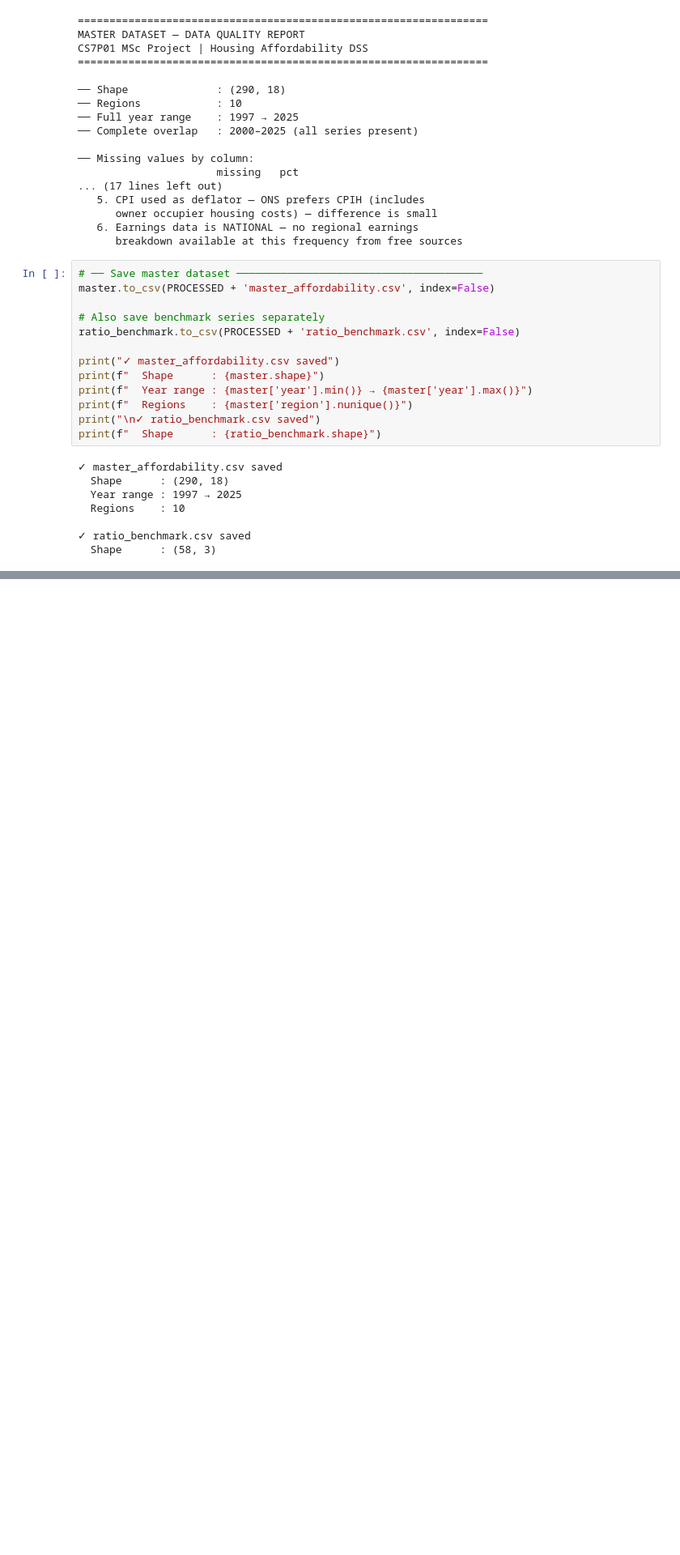
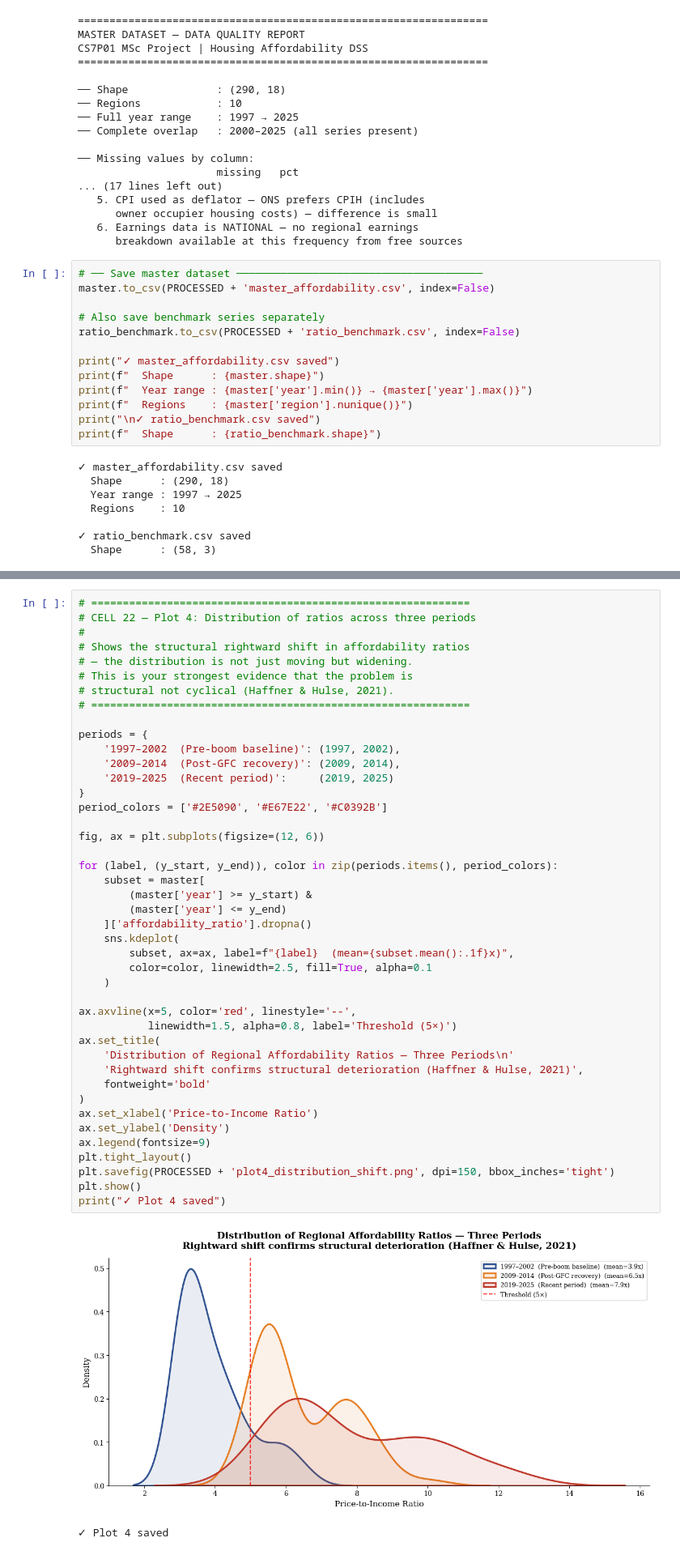
Before and after one commit to koinchsushan/houseAffordabilityDSS, a Jupyter notebook: notebooks/01_eda.ipynb, the cells around one changed output, grey strips where cells are left out. Shown at 81% size. Cells and saved outputs as stored; diff of their text form; blank space fills up the shorter version.

```diff
--- a/notebooks/01_eda.ipynb
+++ b/notebooks/01_eda.ipynb
@@ -976,0 +1150,46 @@ print(f"  Shape      : {ratio_benchmark.shape}")
+# %%
+# ============================================================
+# CELL 22 — Plot 4: Distribution of ratios across three periods
+#
+# Shows the structural rightward shift in affordability ratios
+# — the distribution is not just moving but widening.
+# This is your strongest evidence that the problem is
+# structural not cyclical (Haffner & Hulse, 2021).
+# ============================================================
+
+periods = {
+    '1997–2002  (Pre-boom baseline)': (1997, 2002),
+    '2009–2014  (Post-GFC recovery)': (2009, 2014),
+    '2019–2025  (Recent period)':     (2019, 2025)
+}
+period_colors = ['#2E5090', '#E67E22', '#C0392B']
+
+fig, ax = plt.subplots(figsize=(12, 6))
+
+for (label, (y_start, y_end)), color in zip(periods.items(), period_colors):
+    subset = master[
+        (master['year'] >= y_start) &
+        (master['year'] <= y_end)
+    ]['affordability_ratio'].dropna()
+    sns.kdeplot(
+        subset, ax=ax, label=f"{label}  (mean={subset.mean():.1f}x)",
+        color=color, linewidth=2.5, fill=True, alpha=0.1
+    )
+
+ax.axvline(x=5, color='red', linestyle='--',
+           linewidth=1.5, alpha=0.8, label='Threshold (5×)')
+ax.set_title(
+    'Distribution of Regional Affordability Ratios — Three Periods\n'
+    'Rightward shift confirms structural deterioration (Haffner & Hulse, 2021)',
+    fontweight='bold'
+)
+ax.set_xlabel('Price-to-Income Ratio')
+ax.set_ylabel('Density')
+ax.legend(fontsize=9)
+plt.tight_layout()
+plt.savefig(PROCESSED + 'plot4_distribution_shift.png', dpi=150, bbox_inches='tight')
+plt.show()
+print("✓ Plot 4 saved")
+# %% [output]
+[figure, added]
+✓ Plot 4 saved
```
Also changed, not shown: parts of 10 cells of this notebook.
